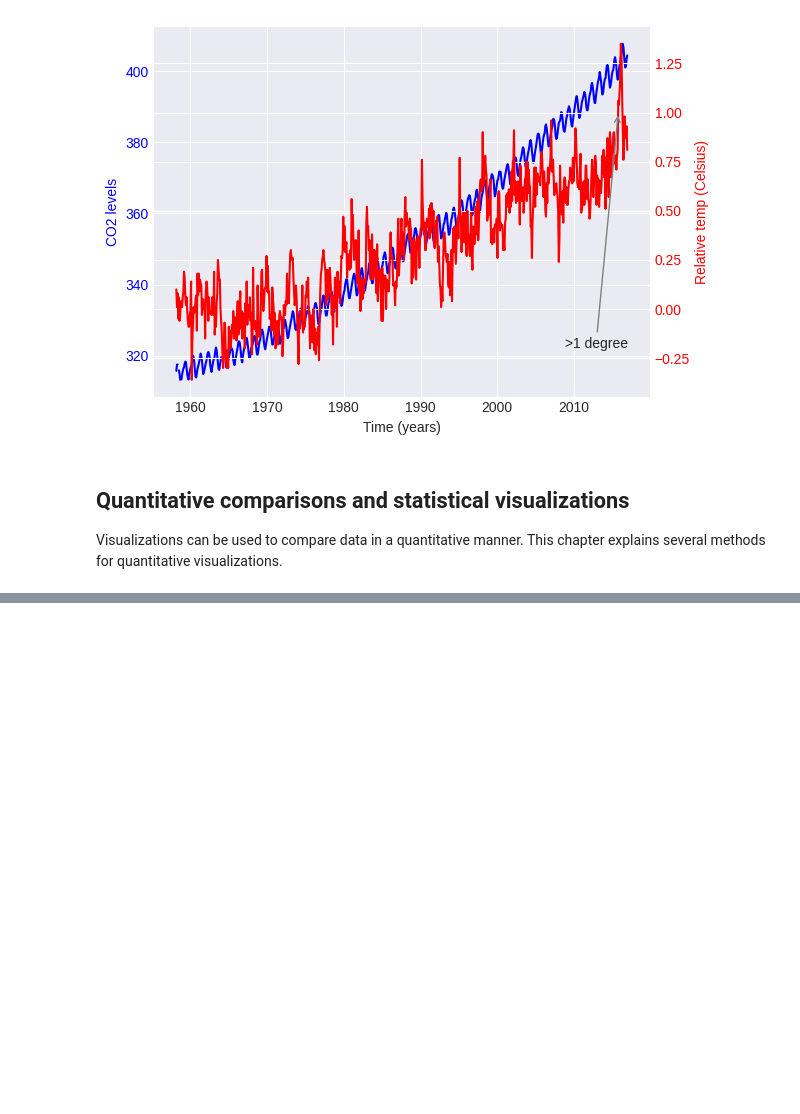
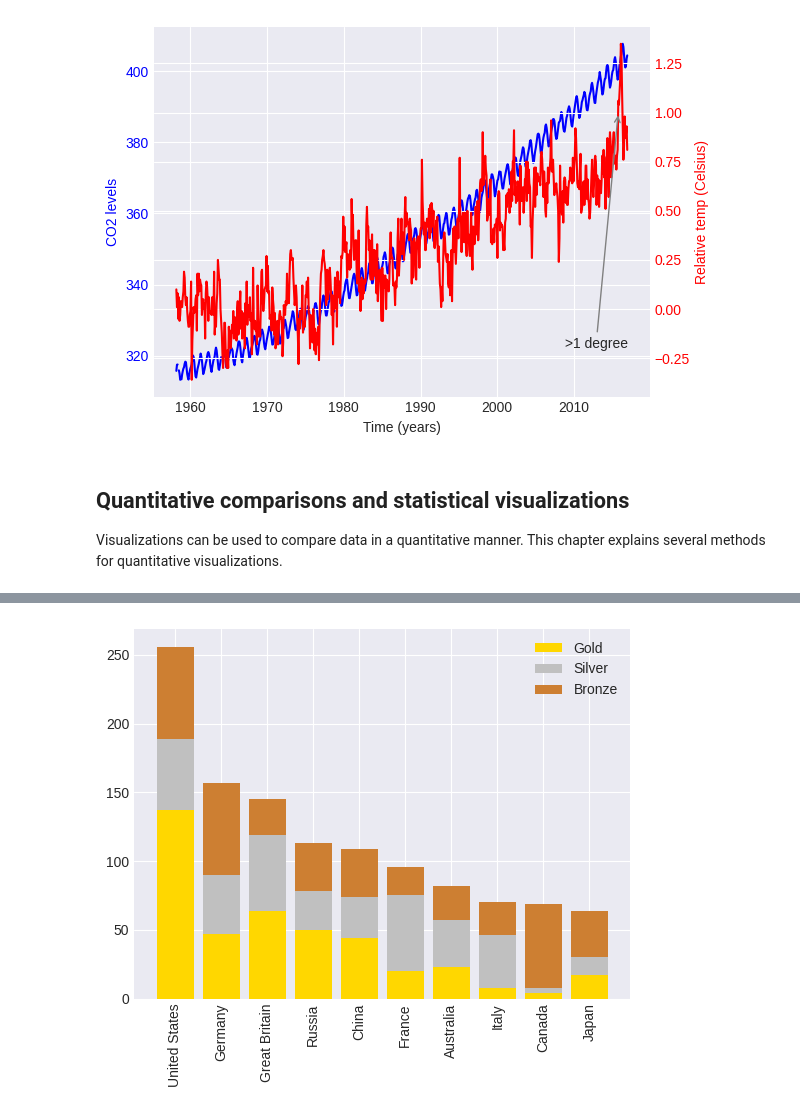
Before and after one commit to jhlopesalves/data-science-notebooks, a Jupyter notebook: Python/Intro to Matplotlib/introduction_to_matplotlb.ipynb, the cells around one changed output, grey strips where cells are left out. Saved outputs shown, nothing was run; the diff lists cells and outputs as text; code cells hidden in the pictures; blank space fills up the shorter version.

```diff
--- a/Python/Intro to Matplotlib/introduction_to_matplotlb.ipynb
+++ b/Python/Intro to Matplotlib/introduction_to_matplotlb.ipynb
@@ -214,0 +253,21 @@ Visualizations can be used to compare data in a quantitative manner. This chapte
+# %%
+fig, ax = plt.subplots()
+
+# Add bars for "Gold" with the label "Gold"
+ax.bar(medals.index, medals["Gold"], label="Gold", color='#FFD700') # Gold color
+
+# Stack bars for "Silver" on top with label "Silver"
+ax.bar(medals.index, medals["Silver"], bottom=medals["Gold"], label="Silver", color='#C0C0C0') # Silver color
+
+
+# Stack bars for "Bronze" on top of that with label "Bronze"
+ax.bar(medals.index, medals["Bronze"], bottom=medals["Gold"] + medals["Silver"], label="Bronze", color='#CD7F32') # Bronze color
+
+ax.set_xticklabels(medals.index, rotation=90)
+
+# Display the legend
+ax.legend()
+
+plt.show()
+# %% [output]
+[figure, added]
```
Also changed, not shown: parts of 4 cells of this notebook.
